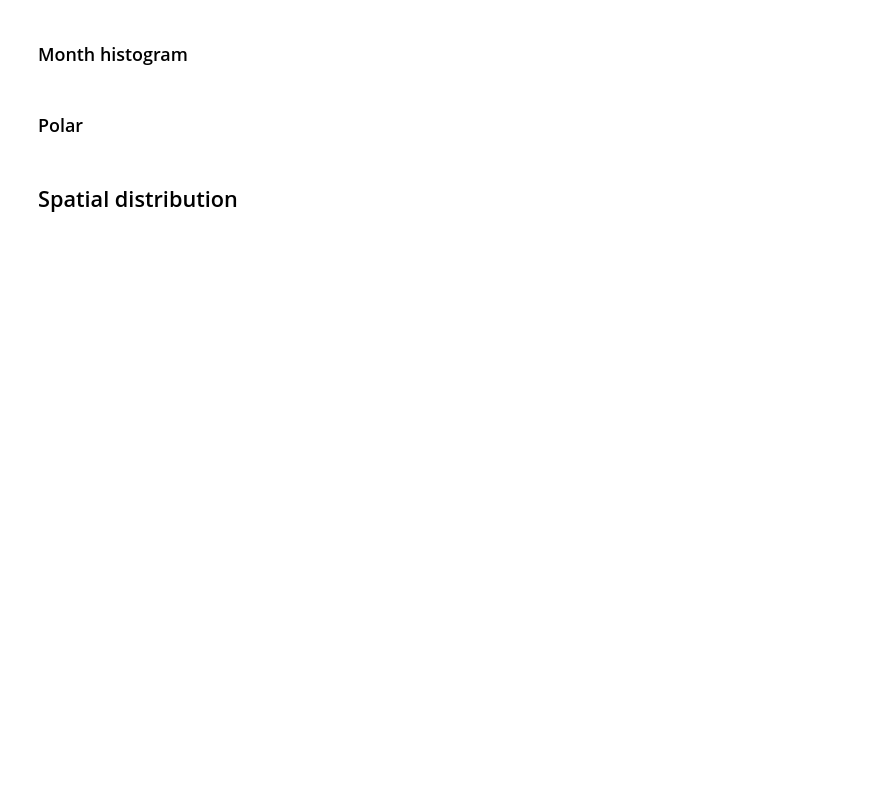
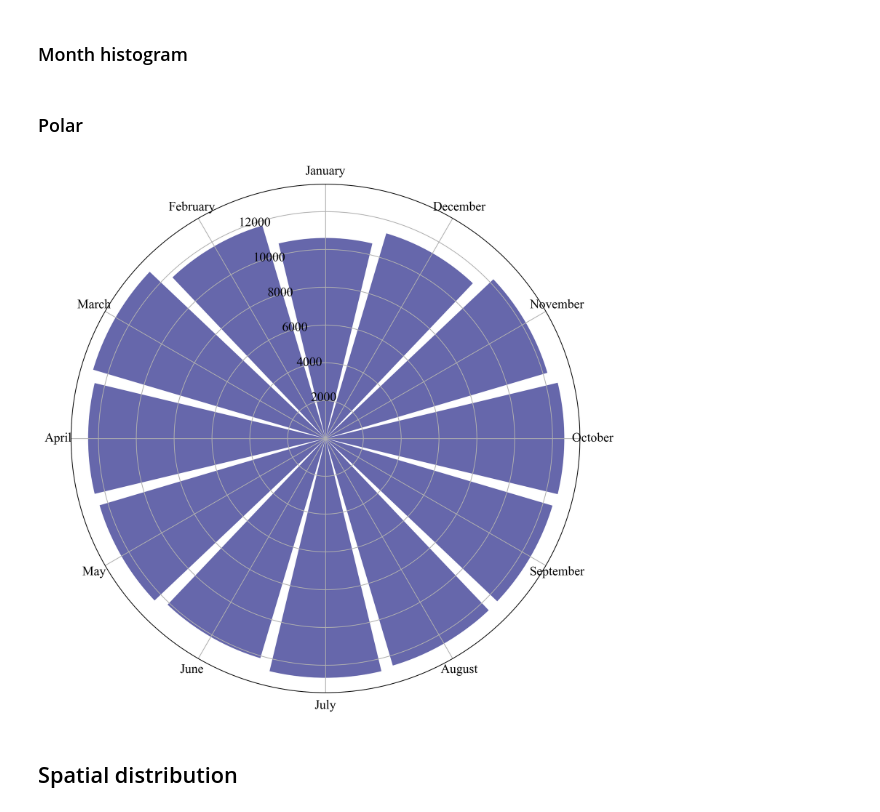
Before and after one commit to EMODnet/EMODnet-Biology-Interpolation-Calanus, a Jupyter notebook: analysis/data_plots_Calanus.ipynb, the cells around one changed output. Cells and saved outputs as stored; diff of their text form; code cells hidden in the pictures; blank space fills up the shorter version.

```diff
--- a/analysis/data_plots_Calanus.ipynb
+++ b/analysis/data_plots_Calanus.ipynb
@@ -193,10 +184,13 @@ end
 ### Month histogram
 # %%
 if makeplot
-
     fig = plt.figure(figsize=(12, 8))
     ax = plt.subplot(111)
     plt.bar(1:12, monthcount, color=mycolor)
+    ax.set_title("Distribution of observations by month")
+    ax.set_xlim(0.5, 12.5)
+    ax.spines["top"].set_visible(false)
+    ax.spines["right"].set_visible(false)
     ax.set_xticks(collect(1:12), Dates.monthname.(1:12))
     fig.autofmt_xdate()
     plt.savefig(joinpath(figdir, "time_histogram_month"), dpi=300, bbox_inches="tight")
@@ -208,17 +202,19 @@ end
 # %%
 if makeplot
 
     N = 12
     theta = LinRange(0, 2 * π - π/6, N)
     width = (1.8 * π) / N
     fig = plt.figure(figsize=(10, 10))
     ax = plt.subplot(111, polar=true)
-    ax.set_thetagrids(collect(0:30:330), Dates.monthname.(1:12))
+    ax.set_thetagrids(collect(0:30:330), Dates.monthname.(1:12), color="k")
     ax.set_theta_zero_location("N")
     bars = ax.bar(theta, monthcount, width=width, color=mycolor)
     plt.savefig(joinpath(figdir, "time_histogram_month_polar"), dpi=300, bbox_inches="tight")
-    plt.close()
+    # plt.close()
 end
+# %% [output]
+[figure, added]
 # %% [markdown]
 ## Spatial distribution
 # %%
```
Also changed, not shown: parts of 13 cells of this notebook, 7 other files.
